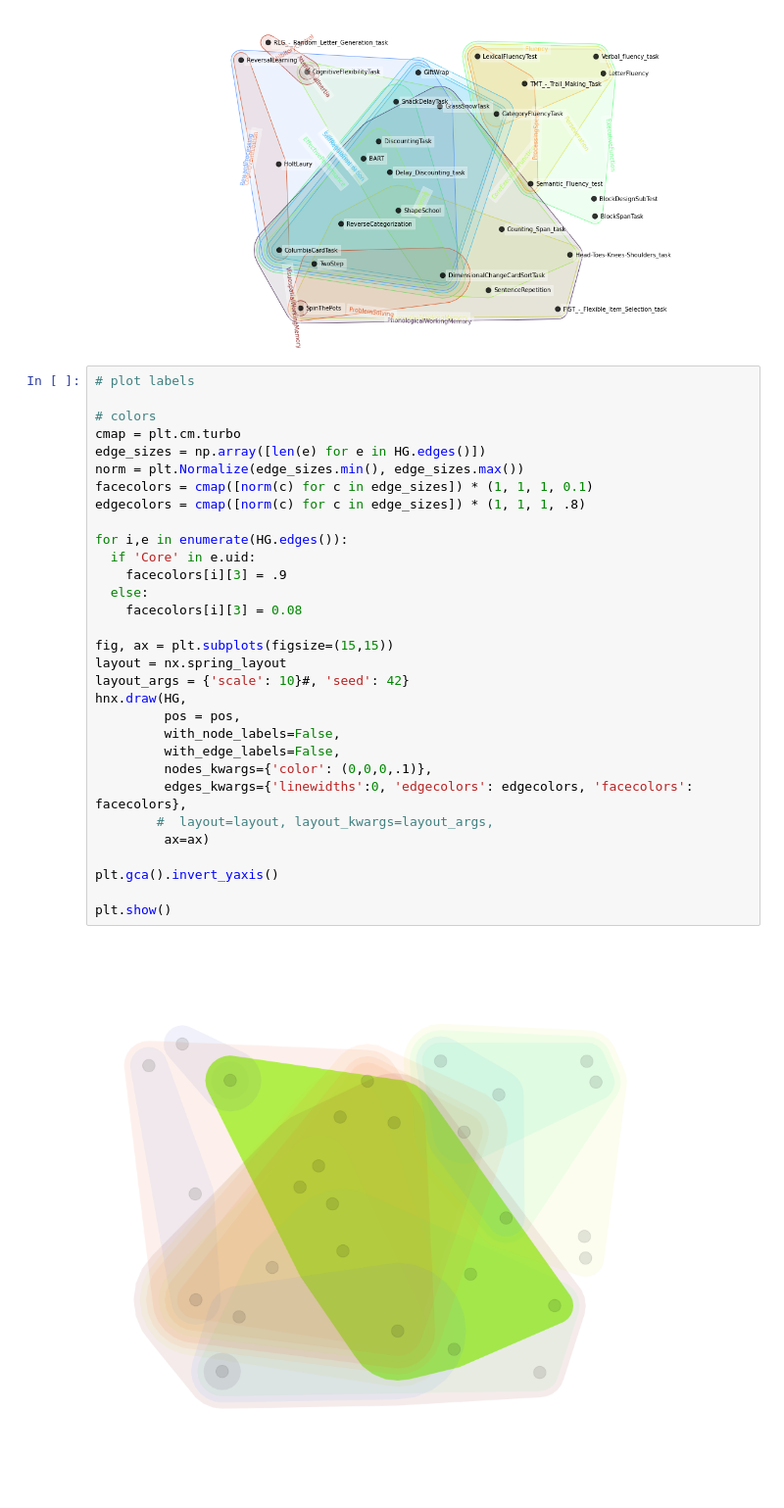
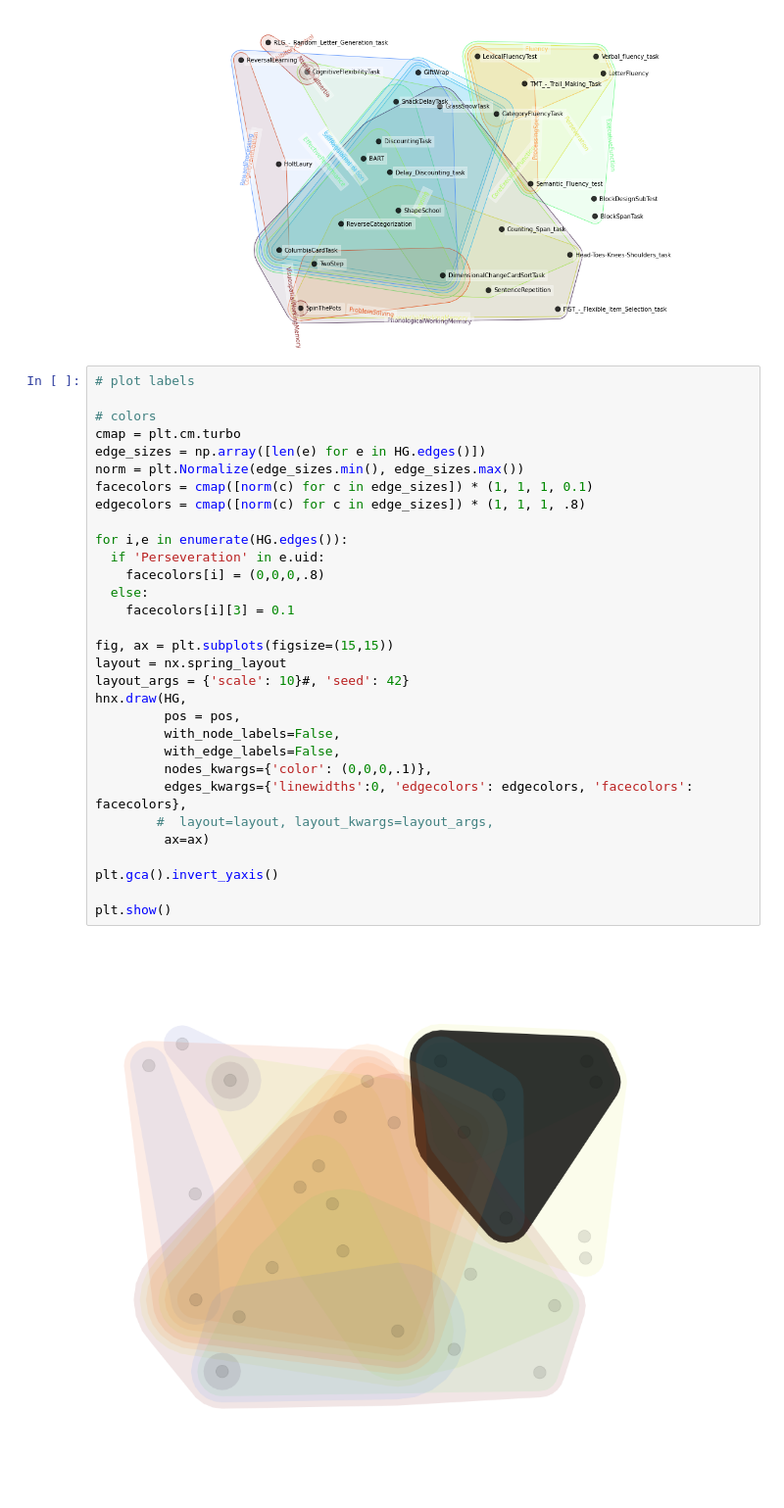
Before and after one commit to morteza/CogText, a Jupyter notebook: notebooks/7 Hypergraphs.ipynb, the cells around one changed output. Shown: that part at 98% size. Drawn from its saved outputs; the diff is of its cells as text.

```diff
--- a/notebooks/7 Hypergraphs.ipynb
+++ b/notebooks/7 Hypergraphs.ipynb
@@ -146,36 +130,36 @@ plt.show()
 # %%
 # plot labels
 
 # colors
 cmap = plt.cm.turbo
 edge_sizes = np.array([len(e) for e in HG.edges()])
 norm = plt.Normalize(edge_sizes.min(), edge_sizes.max())
 facecolors = cmap([norm(c) for c in edge_sizes]) * (1, 1, 1, 0.1)
 edgecolors = cmap([norm(c) for c in edge_sizes]) * (1, 1, 1, .8)
 
 for i,e in enumerate(HG.edges()):
-  if 'Core' in e.uid:
-    facecolors[i][3] = .9
+  if 'Perseveration' in e.uid:
+    facecolors[i] = (0,0,0,.8)
   else:
-    facecolors[i][3] = 0.08
+    facecolors[i][3] = 0.1
 
 fig, ax = plt.subplots(figsize=(15,15))
 layout = nx.spring_layout
 layout_args = {'scale': 10}#, 'seed': 42}
 hnx.draw(HG,
          pos = pos,
          with_node_labels=False,
          with_edge_labels=False,
          nodes_kwargs={'color': (0,0,0,.1)},
          edges_kwargs={'linewidths':0, 'edgecolors': edgecolors, 'facecolors': facecolors},
         #  layout=layout, layout_kwargs=layout_args,
          ax=ax)
 
 plt.gca().invert_yaxis()
 
 plt.show()
 # %% [output]
-[figure, old version]
+[figure, new version]
 # %%
 %reload_ext watermark
 # %watermark
```
Also changed, not shown: parts of 3 cells of this notebook, 4 other files.
